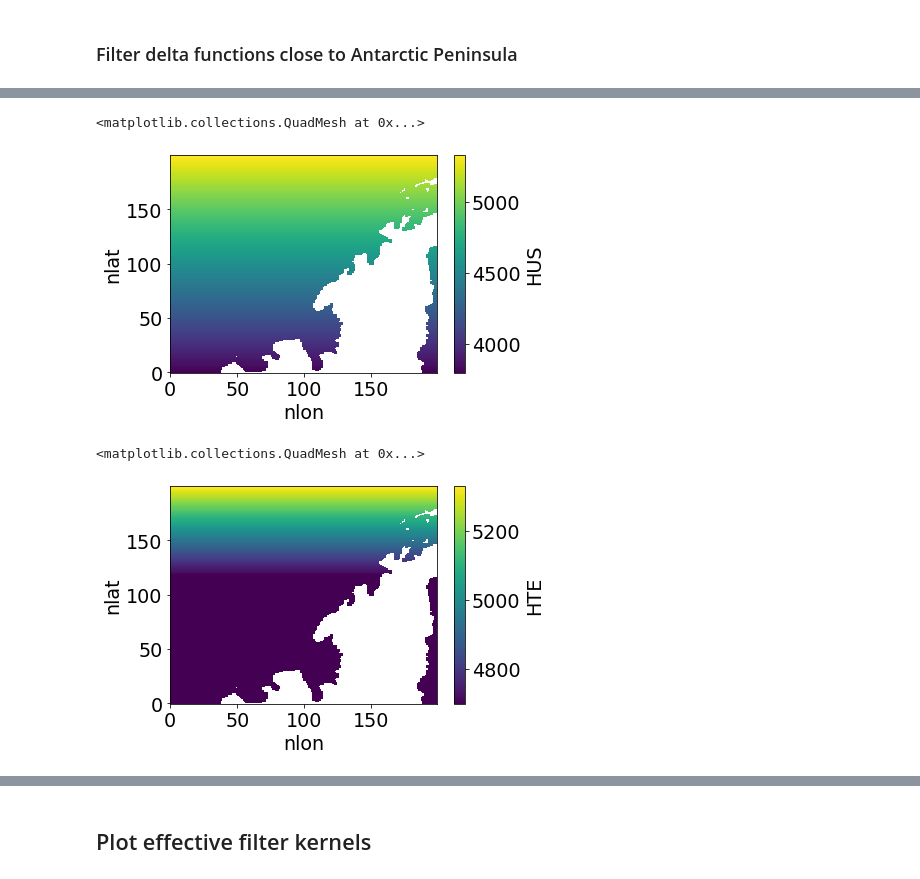
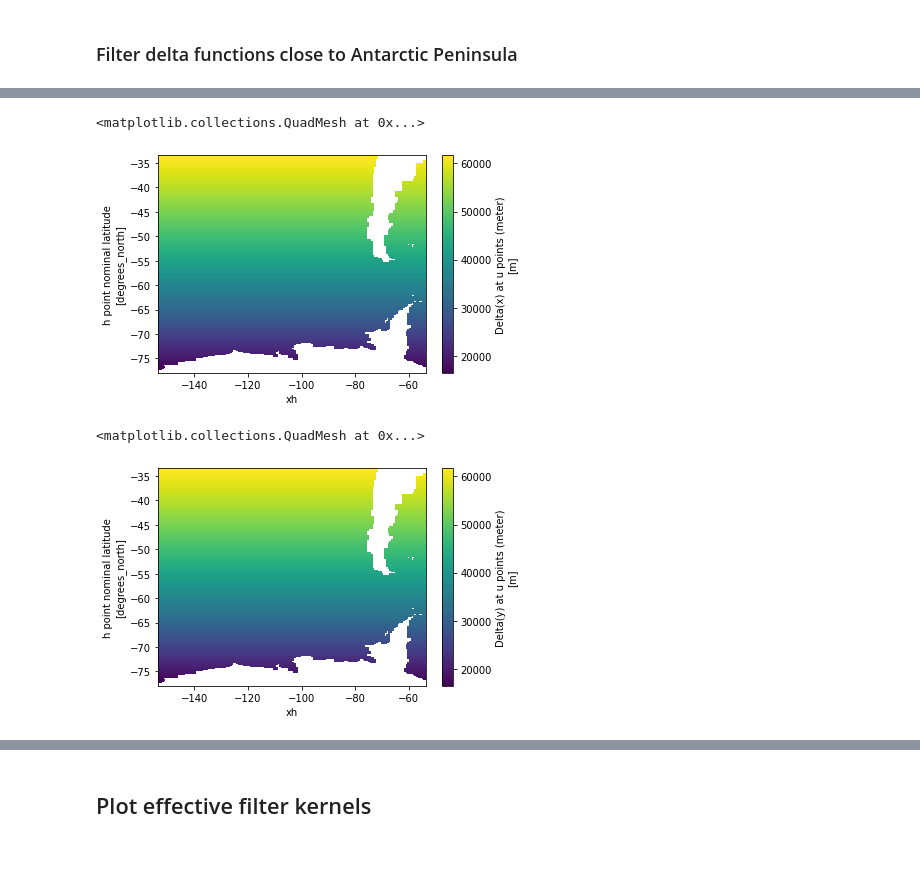
Before and after one commit to ocean-eddy-cpt/gcm-filters-paper, a Jupyter notebook: effective_kernel.ipynb, the cells around one changed output, grey strips where cells are left out. Cells and saved outputs as stored; diff of their text form; code cells hidden in the pictures.

Commit message:
Effective kernels: larger filter scales + MOM6 grid

```diff
--- a/effective_kernel.ipynb
+++ b/effective_kernel.ipynb
@@ -57,3 +51,22 @@ tarea = TAREA  # cell area
+# %%
+wet_mask = ds.wet
+area = ds.area_t
+
+# grid spacings
+dxw = ds.dxCu.roll(xq=1, roll_coords=False)
+dyw = ds.dyCu.roll(xq=1, roll_coords=False)
+dxs = ds.dxCv.roll(yq=1, roll_coords=False)
+dys = ds.dyCv.roll(yq=1, roll_coords=False)
+# %%
+dxw = dxw.swap_dims({"xq": "xh"})
+dyw = dyw.swap_dims({"xq": "xh"})
+dxs = dxs.swap_dims({"yq": "yh"})
+dys = dys.swap_dims({"yq": "yh"})
+# %%
+dxw = dxw.where(wet_mask)
+dyw = dyw.where(wet_mask)
+dxs = dxs.where(wet_mask)
+dys = dys.where(wet_mask)
 # %%
 fig,axs = plt.subplots(2,2,figsize=(18,9))
 dxw.plot(ax=axs[0,0])
@@ -186,0 +220,11 @@ yslice = slice(nlat0,nlat1)
+# %%
+# Nordic Seas
+xh0 = 200
+xh1 = 350
+yh0 = 10
+yh1 = 150
+xslice = slice(xh0, xh1)
+yslice = slice(yh0, yh1)
+
+(delta1+delta2+delta3+delta4).isel(yh=yslice, xh=xslice).plot()
+#delta1.plot()
@@ -187,10 +234,10 @@ yslice = slice(nlat0,nlat1)
 # %%
-dxw.isel(nlat=yslice, nlon=xslice).plot()
+dxw.isel(yh=yslice, xh=xslice).plot()
 # %% [output]
 <matplotlib.collections.QuadMesh at 0x...>
-[figure, old version]
+[figure, new version]
 # %%
-dyw.isel(nlat=yslice, nlon=xslice).plot()
+dyw.isel(yh=yslice, xh=xslice).plot()
 # %% [output]
 <matplotlib.collections.QuadMesh at 0x...>
-[figure, old version]
+[figure, new version]
```
Also changed, not shown: parts of 41 cells of this notebook.
